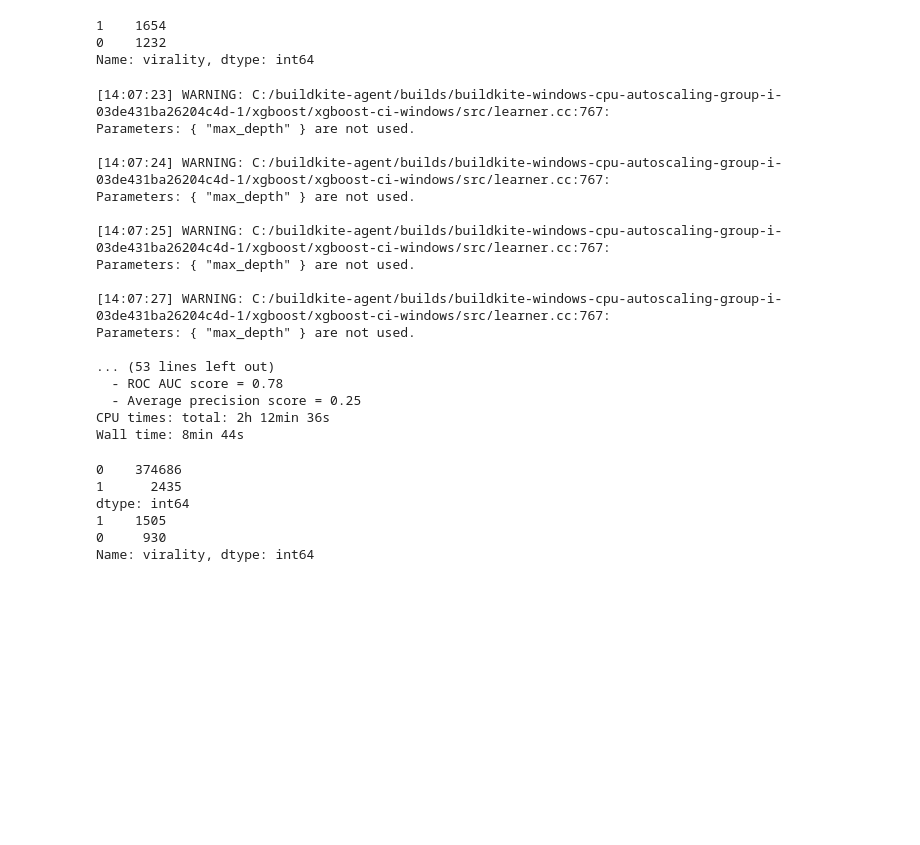
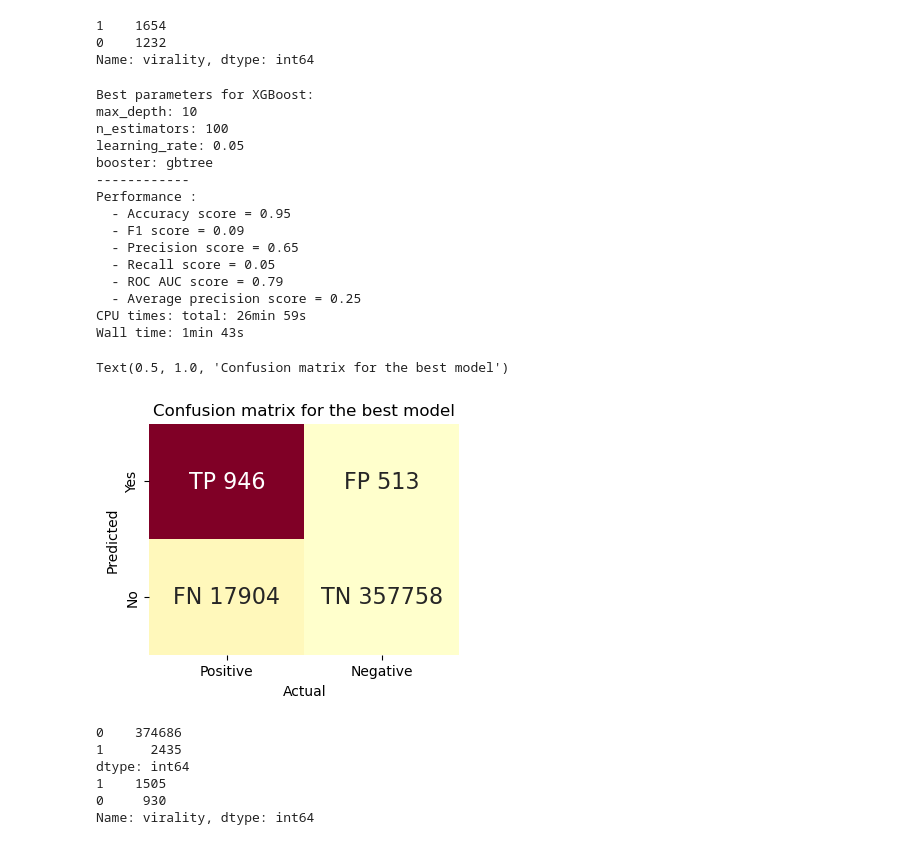
Before and after one commit to epfl-ada/ada-2022-project-fraisetagadaofficial, a Jupyter notebook: RandomForest.ipynb, the cells around one changed output. Drawn from its saved outputs; the diff is of its cells as text; code cells hidden in the pictures; blank space fills up the shorter version.

```diff
--- a/RandomForest.ipynb
+++ b/RandomForest.ipynb
@@ -495,3 +497,5 @@ Name: virality, dtype: int64
+# %%
+X_train, X_test, y_train, y_test = train_test_split(x, y, test_size = 0.3, random_state = 13)
 # %%
 %%time
 import xgboost as xgb
@@ -505,9 +509,9 @@ from sklearn.model_selection import GridSearchCV
 
 # Choose parameter values to test for cross-validation
 param_grid = {'max_depth': [10],
-              'n_estimators': [50,100,150],
-              'learning_rate': [0.1, 0.05],
-              'booster': ['gbtree', 'gblinear']}
+              'n_estimators': [100],
+              'learning_rate': [0.05],
+              'booster': ['gbtree']}
 
 # Choose the estimator
 estimator = xgb.XGBClassifier(objective="binary:logistic", random_state=42)
@@ -542,23 +546,43 @@ if (parameters['booster']=='gblinear'):
     coefs = clf.best_estimator_.coef_
     print(coefs)
 # %% [output]
-[14:07:23] WARNING: C:/buildkite-agent/builds/buildkite-windows-cpu-autoscaling-group-i-03de431ba26204c4d-1/xgboost/xgboost-ci-windows/src/learner.cc:767:
-Parameters: { "max_depth" } are not used.
-
-[14:07:24] WARNING: C:/buildkite-agent/builds/buildkite-windows-cpu-autoscaling-group-i-03de431ba26204c4d-1/xgboost/xgboost-ci-windows/src/learner.cc:767:
-Parameters: { "max_depth" } are not used.
-
-[14:07:25] WARNING: C:/buildkite-agent/builds/buildkite-windows-cpu-autoscaling-group-i-03de431ba26204c4d-1/xgboost/xgboost-ci-windows/src/learner.cc:767:
-Parameters: { "max_depth" } are not used.
-
-[14:07:27] WARNING: C:/buildkite-agent/builds/buildkite-windows-cpu-autoscaling-group-i-03de431ba26204c4d-1/xgboost/xgboost-ci-windows/src/learner.cc:767:
-Parameters: { "max_depth" } are not used.
-
-... (53 lines left out)
-  - ROC AUC score = 0.78
+Best parameters for XGBoost:
+max_depth: 10
+n_estimators: 100
+learning_rate: 0.05
+booster: gbtree
+------------
+Performance :
+  - Accuracy score = 0.95
+  - F1 score = 0.09
+  - Precision score = 0.65
+  - Recall score = 0.05
+  - ROC AUC score = 0.79
   - Average precision score = 0.25
-CPU times: total: 2h 12min 36s
-Wall time: 8min 44s
+CPU times: total: 26min 59s
+Wall time: 1min 43s
+# %%
+from sklearn.metrics import confusion_matrix
+confusion_matrix_xgb = confusion_matrix(y_test, y_pred)
+# %%
+# Inspired by tutorial 7
+def plot_confusion_matrix(confusion_matrix):
+    [[TN, FP],[FN, TP]] = confusion_matrix
+    label = np.asarray([['TP {}'.format(TP), 'FP {}'.format(FP)],
+                        ['FN {}'.format(FN), 'TN {}'.format(TN)]])
+
+    df_cm = pd.DataFrame(confusion_matrix, index=['Yes', 'No'], columns=['Positive', 'Negative'])
+
+    return sns.heatmap(df_cm, cmap='YlOrRd', annot=label, annot_kws={"size": 16}, cbar=False, fmt='')
+# %%
+plt.figure(figsize = (4,3))
+ax = plot_confusion_matrix(confusion_matrix_xgb)
+plt.xlabel('Actual')
+plt.ylabel('Predicted')
+plt.title('Confusion matrix for the best model')
+# %% [output]
+Text(0.5, 1.0, 'Confusion matrix for the best model')
+[figure, added]
 # %%
 print(pd.Series(y_pred).value_counts())
 print(pd.Series(y_test[y_pred == 1]).value_counts())
```
Also changed, not shown: parts of 1 cell of this notebook, 1 other file.
